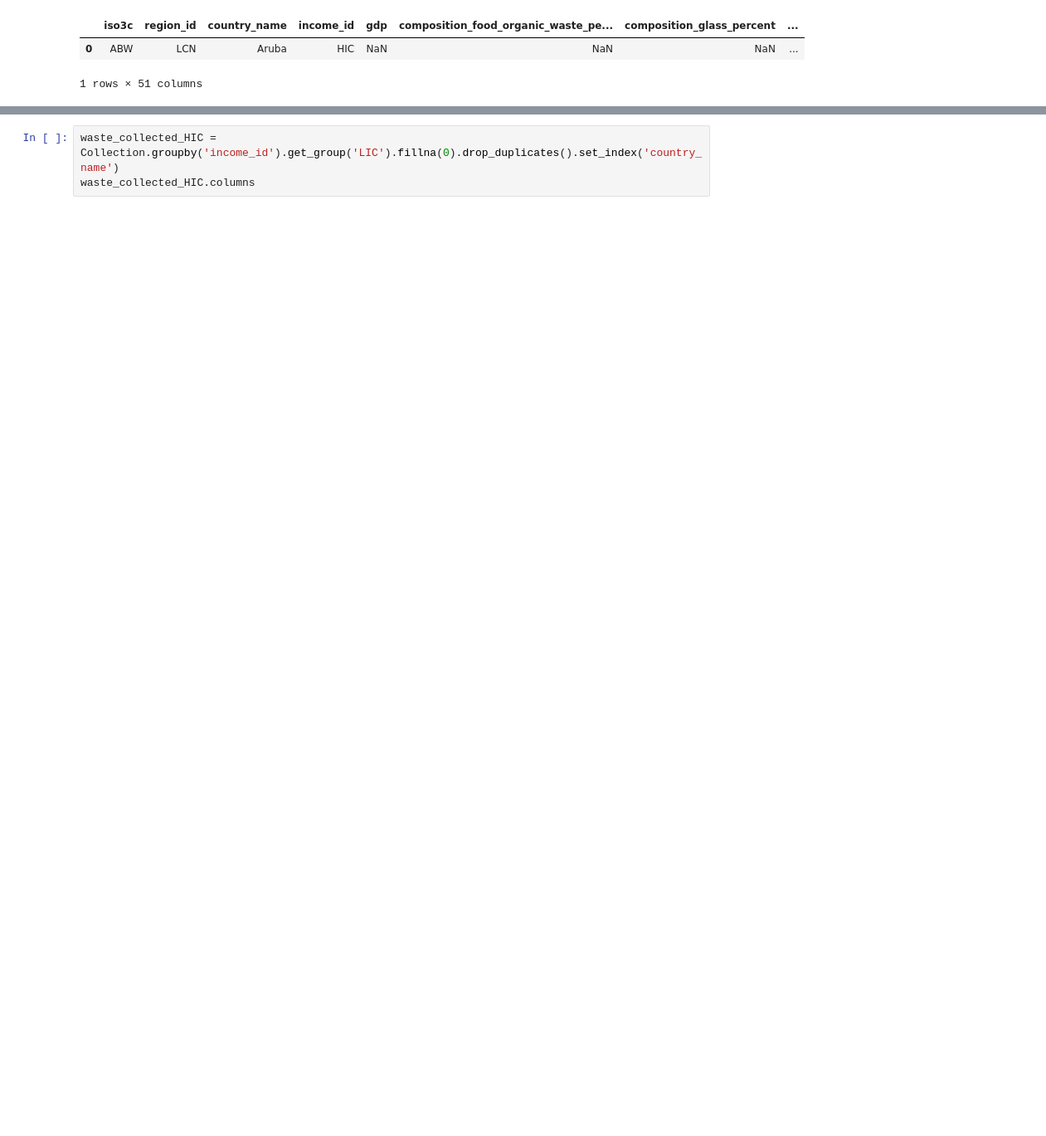
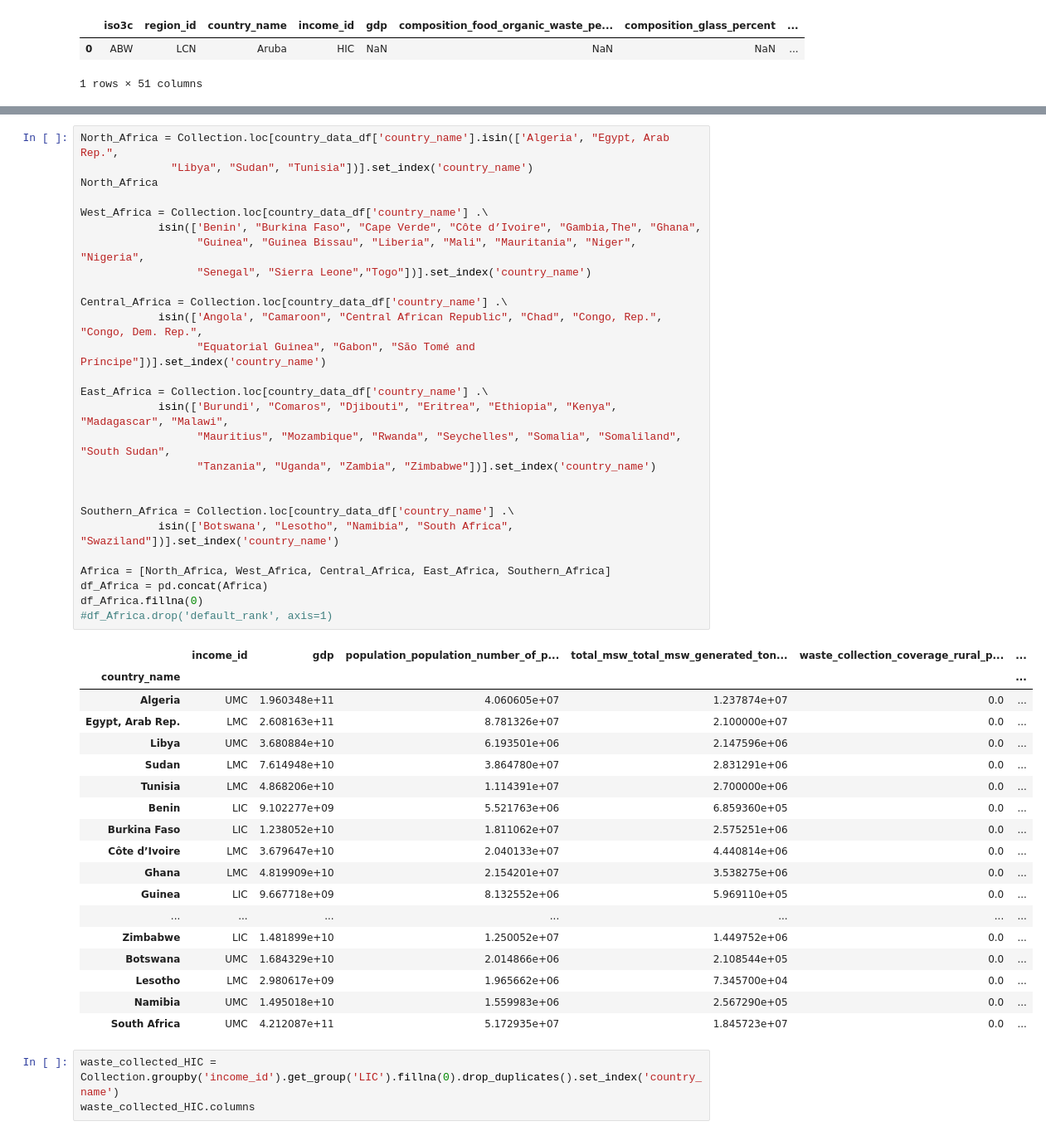
Before and after one commit to ShilpaMuralidhar/WasteManagement, a Jupyter notebook: Data_Science/Waste_Collection.ipynb, the cells around one changed output, grey strips where cells are left out. Shown at 83% size. Cells and saved outputs as stored; diff of their text form; blank space fills up the shorter version.

```diff
--- a/Data_Science/Waste_Collection.ipynb
+++ b/Data_Science/Waste_Collection.ipynb
@@ -58,3 +44,49 @@ Collection.fillna(0).set_index('country_name')
+# %%
+North_Africa = Collection.loc[country_data_df['country_name'].isin(['Algeria', "Egypt, Arab Rep.",
+              "Libya", "Sudan", "Tunisia"])].set_index('country_name')
+North_Africa
+
+West_Africa = Collection.loc[country_data_df['country_name'] .\
+            isin(['Benin', "Burkina Faso", "Cape Verde", "Côte d’Ivoire", "Gambia,The", "Ghana",
+                  "Guinea", "Guinea Bissau", "Liberia", "Mali", "Mauritania", "Niger", "Nigeria",
+                  "Senegal", "Sierra Leone","Togo"])].set_index('country_name')
+
+Central_Africa = Collection.loc[country_data_df['country_name'] .\
+            isin(['Angola', "Camaroon", "Central African Republic", "Chad", "Congo, Rep.", "Congo, Dem. Rep.",
+                  "Equatorial Guinea", "Gabon", "São Tomé and Príncipe"])].set_index('country_name')
+
+East_Africa = Collection.loc[country_data_df['country_name'] .\
+            isin(['Burundi', "Comaros", "Djibouti", "Eritrea", "Ethiopia", "Kenya", "Madagascar", "Malawi",
+                  "Mauritius", "Mozambique", "Rwanda", "Seychelles", "Somalia", "Somaliland", "South Sudan",
+                  "Tanzania", "Uganda", "Zambia", "Zimbabwe"])].set_index('country_name')
+
+
+Southern_Africa = Collection.loc[country_data_df['country_name'] .\
+            isin(['Botswana', "Lesotho", "Namibia", "South Africa", "Swaziland"])].set_index('country_name')
+
+Africa = [North_Africa, West_Africa, Central_Africa, East_Africa, Southern_Africa]
+df_Africa = pd.concat(Africa)
+df_Africa.fillna(0)
+#df_Africa.drop('default_rank', axis=1)
+# %% [output]
+|  | income_id | gdp | population_population_number_of_p... | total_msw_total_msw_generated_ton... | waste_collection_coverage_rural_p... | ... |
+| country_name |  |  |  |  |  | ... |
+| Algeria | UMC | 1.960348e+11 | 4.060605e+07 | 1.237874e+07 | 0.0 | ... |
+| Egypt, Arab Rep. | LMC | 2.608163e+11 | 8.781326e+07 | 2.100000e+07 | 0.0 | ... |
+| Libya | UMC | 3.680884e+10 | 6.193501e+06 | 2.147596e+06 | 0.0 | ... |
+| Sudan | LMC | 7.614948e+10 | 3.864780e+07 | 2.831291e+06 | 0.0 | ... |
+| Tunisia | LMC | 4.868206e+10 | 1.114391e+07 | 2.700000e+06 | 0.0 | ... |
+| Benin | LIC | 9.102277e+09 | 5.521763e+06 | 6.859360e+05 | 0.0 | ... |
+| Burkina Faso | LIC | 1.238052e+10 | 1.811062e+07 | 2.575251e+06 | 0.0 | ... |
+| Côte d’Ivoire | LMC | 3.679647e+10 | 2.040133e+07 | 4.440814e+06 | 0.0 | ... |
+| Ghana | LMC | 4.819909e+10 | 2.154201e+07 | 3.538275e+06 | 0.0 | ... |
+| Guinea | LIC | 9.667718e+09 | 8.132552e+06 | 5.969110e+05 | 0.0 | ... |
+| ... | ... | ... | ... | ... | ... | ... |
+| Zimbabwe | LIC | 1.481899e+10 | 1.250052e+07 | 1.449752e+06 | 0.0 | ... |
+| Botswana | UMC | 1.684329e+10 | 2.014866e+06 | 2.108544e+05 | 0.0 | ... |
+| Lesotho | LMC | 2.980617e+09 | 1.965662e+06 | 7.345700e+04 | 0.0 | ... |
+| Namibia | UMC | 1.495018e+10 | 1.559983e+06 | 2.567290e+05 | 0.0 | ... |
+| South Africa | UMC | 4.212087e+11 | 5.172935e+07 | 1.845723e+07 | 0.0 | ... |
 # %%
 waste_collected_HIC = Collection.groupby('income_id').get_group('LIC').fillna(0).drop_duplicates().set_index('country_name')
 waste_collected_HIC.columns
```
Also changed, not shown: parts of 8 cells of this notebook, 1 other file.
